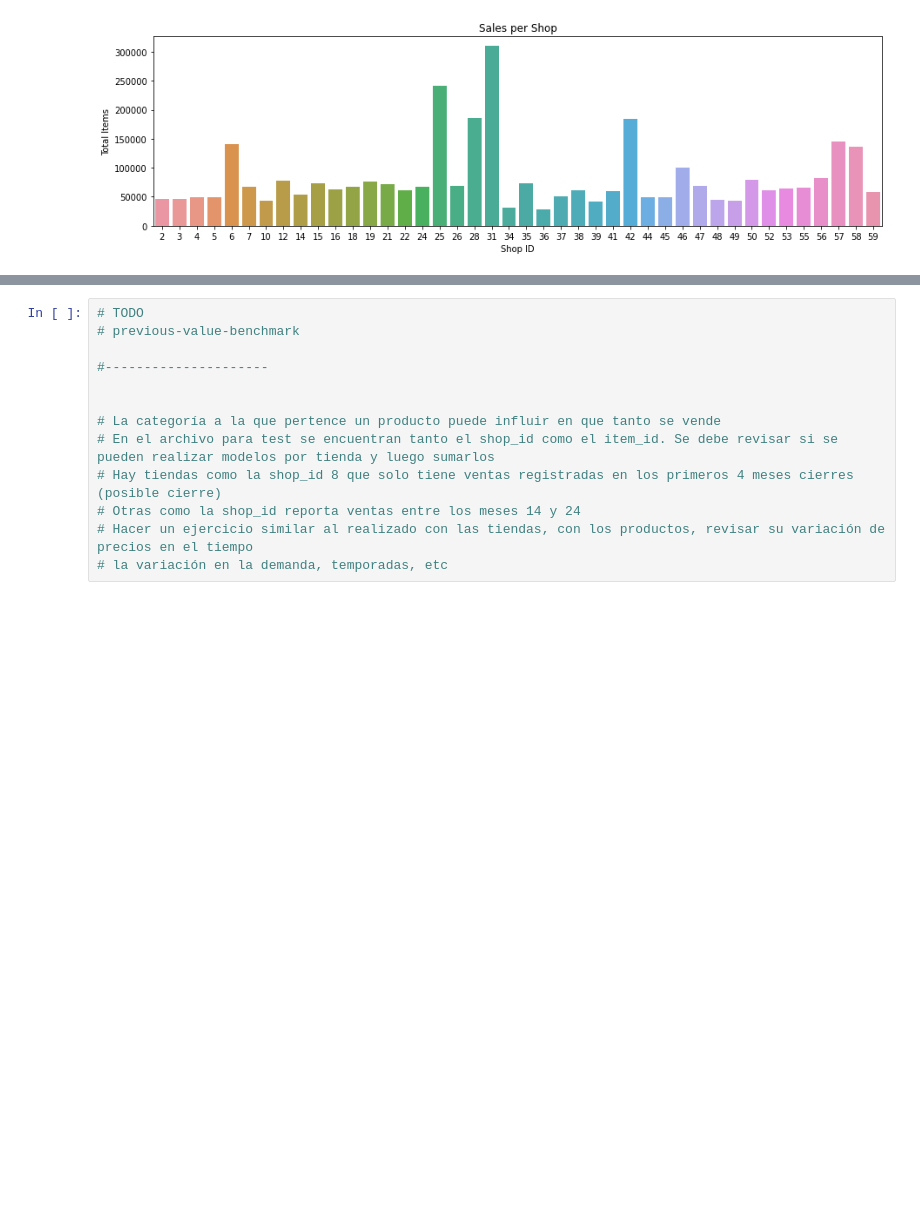
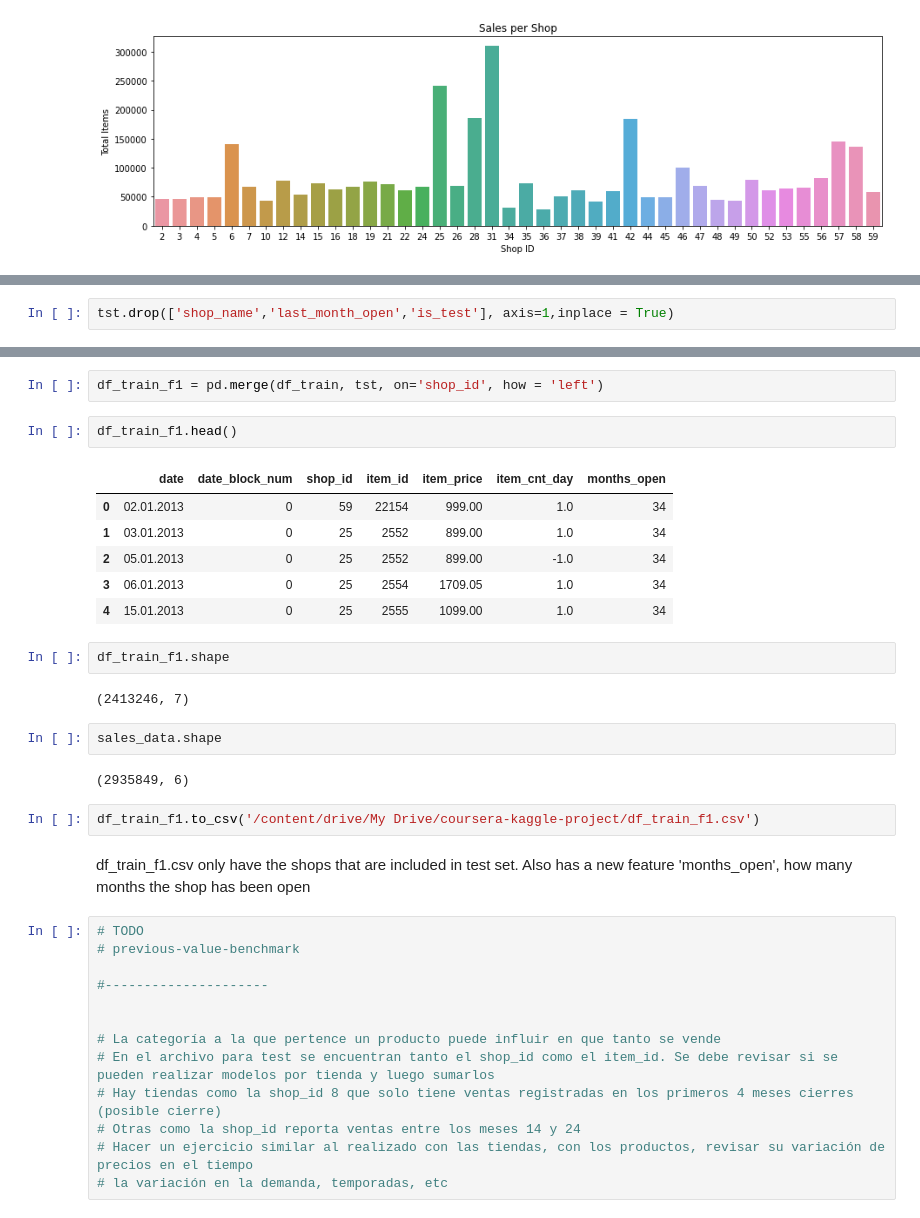
Before and after one commit to FutureAndroidLearn/coursera-kaggle-project, a Jupyter notebook: 01_EDA.ipynb, the cells around one changed output, grey strips where cells are left out. Saved outputs shown, nothing was run; the diff lists cells and outputs as text; blank space fills up the shorter version.

```diff
--- a/01_EDA.ipynb
+++ b/01_EDA.ipynb
@@ -367,0 +403,2 @@ len(test_data.item_id.unique())
+# %%
+tst.drop(['shop_name','last_month_open','is_test'], axis=1,inplace = True)
@@ -368,3 +419,26 @@ len(test_data.item_id.unique())
+# %%
+df_train_f1 = pd.merge(df_train, tst, on='shop_id', how = 'left')
+# %%
+df_train_f1.head()
+# %% [output]
+|  | date | date_block_num | shop_id | item_id | item_price | item_cnt_day | months_open |
+| 0 | 02.01.2013 | 0 | 59 | 22154 | 999.00 | 1.0 | 34 |
+| 1 | 03.01.2013 | 0 | 25 | 2552 | 899.00 | 1.0 | 34 |
+| 2 | 05.01.2013 | 0 | 25 | 2552 | 899.00 | -1.0 | 34 |
+| 3 | 06.01.2013 | 0 | 25 | 2554 | 1709.05 | 1.0 | 34 |
+| 4 | 15.01.2013 | 0 | 25 | 2555 | 1099.00 | 1.0 | 34 |
+# %%
+df_train_f1.shape
+# %% [output]
+(2413246, 7)
+# %%
+sales_data.shape
+# %% [output]
+(2935849, 6)
+# %%
+df_train_f1.to_csv('/content/drive/My Drive/coursera-kaggle-project/df_train_f1.csv')
+# %% [markdown]
+df_train_f1.csv only have the shops that are included in test set. Also has a new feature 'months_open', how many months the shop has been open
 # %%
 # TODO
 # previous-value-benchmark
```
Also changed, not shown: parts of 6 cells of this notebook.
